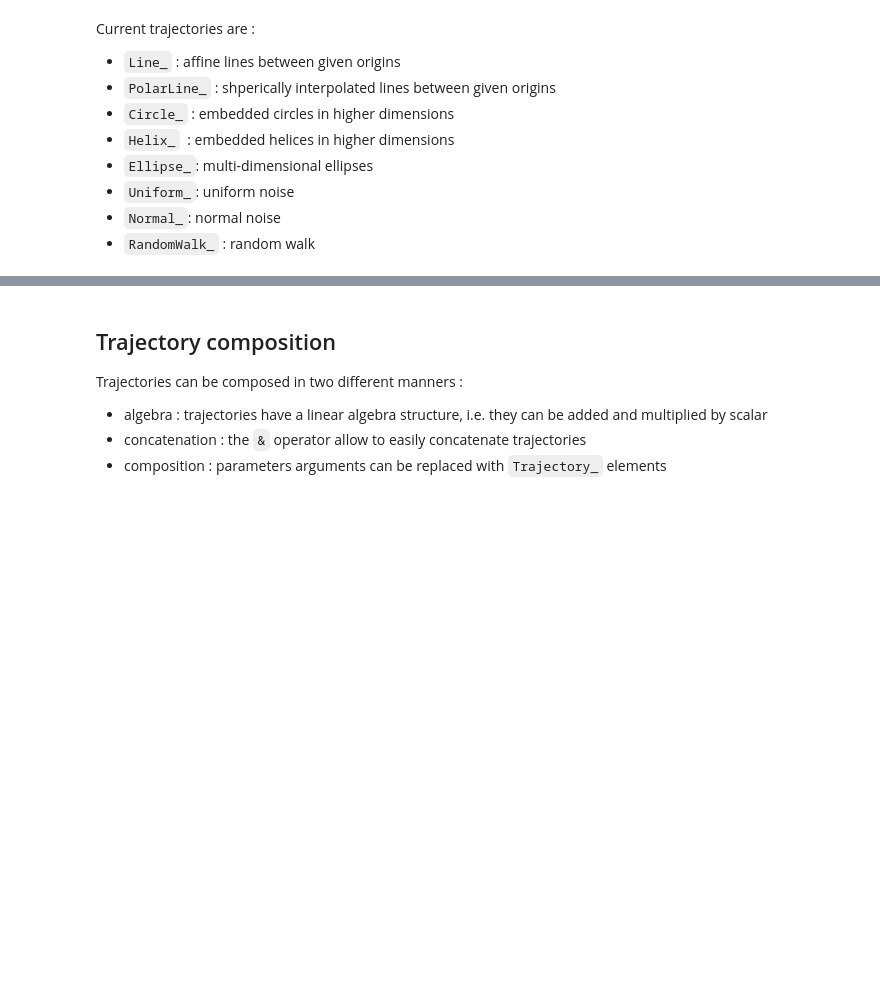
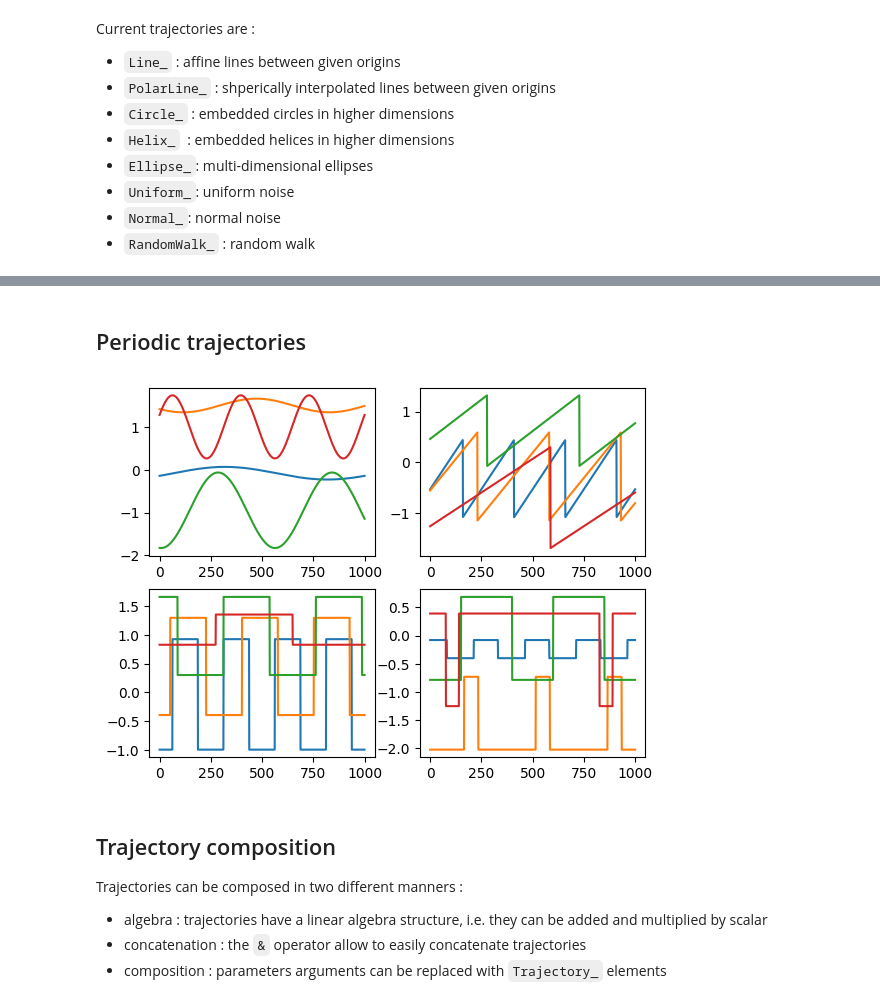
Before and after one commit to domkirke/trajectories, a Jupyter notebook: showcase.ipynb, the cells around one changed output, grey strips where cells are left out. Cells and saved outputs as stored; diff of their text form; code cells hidden in the pictures; blank space fills up the shorter version.

```diff
--- a/showcase.ipynb
+++ b/showcase.ipynb
@@ -92,3 +91,23 @@ plt.show()
+# %% [markdown]
+## Periodic trajectories
+# %%
+from functools import partial
+traj.GLOBAL_DIM = 1
+
+fig, ax = plt.subplots(2, 2)
+oscillators = [tj.Sin_,  tj.Sawtooth_, tj.Square_, partial(tj.Square_, pulse_width=tj.uniform(4))]
+
+for i, osc in enumerate(oscillators):
+    t = np.array([np.linspace(-1.0, 1.0, 1000)]*4)
+    freq = np.array([[0.5], [0.7], [0.9], [1.5]])
+    origin = np.random.randn(4, tj.GLOBAL_DIM)
+    traj = osc(freq=freq, phase=tj.uniform(4), amplitude=tj.uniform(4), origin=origin)
+    y = traj(t)
+    for j in range(4):
+        ax[i//2, i%2].plot(y[j])
+plt.show()
+# %% [output]
+[figure, added]
 # %% [markdown]
 ## Trajectory composition
 
```
Also changed, not shown: parts of 7 cells of this notebook.
